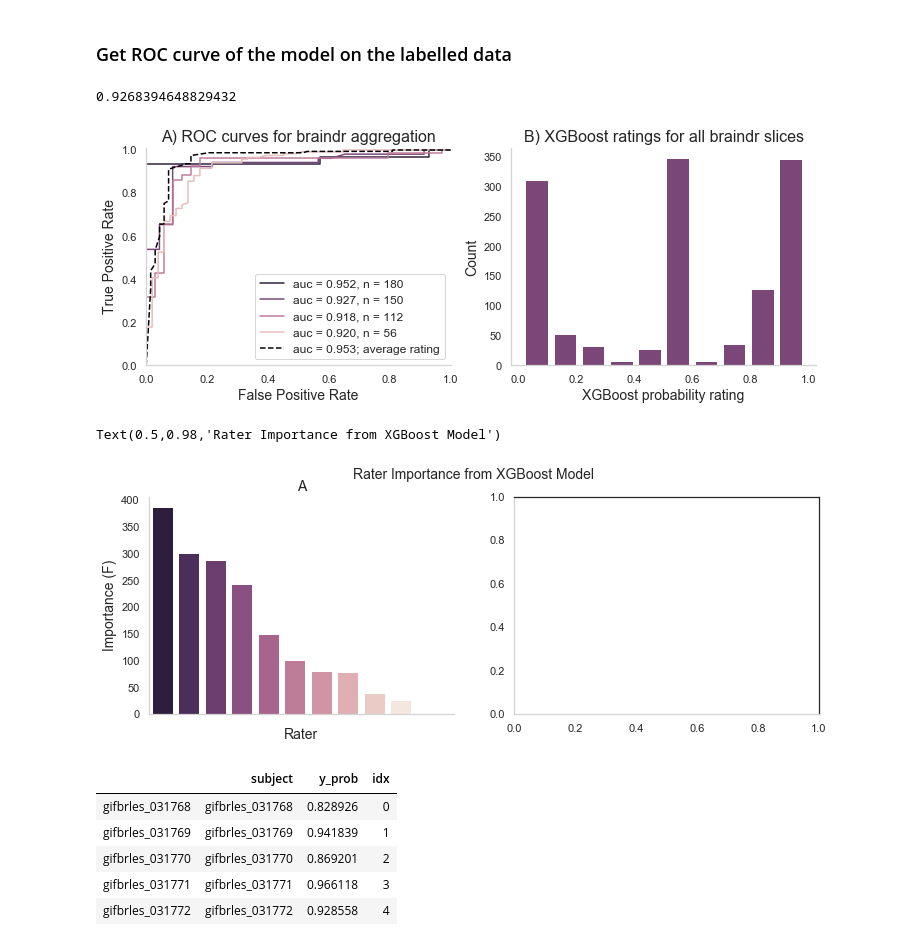
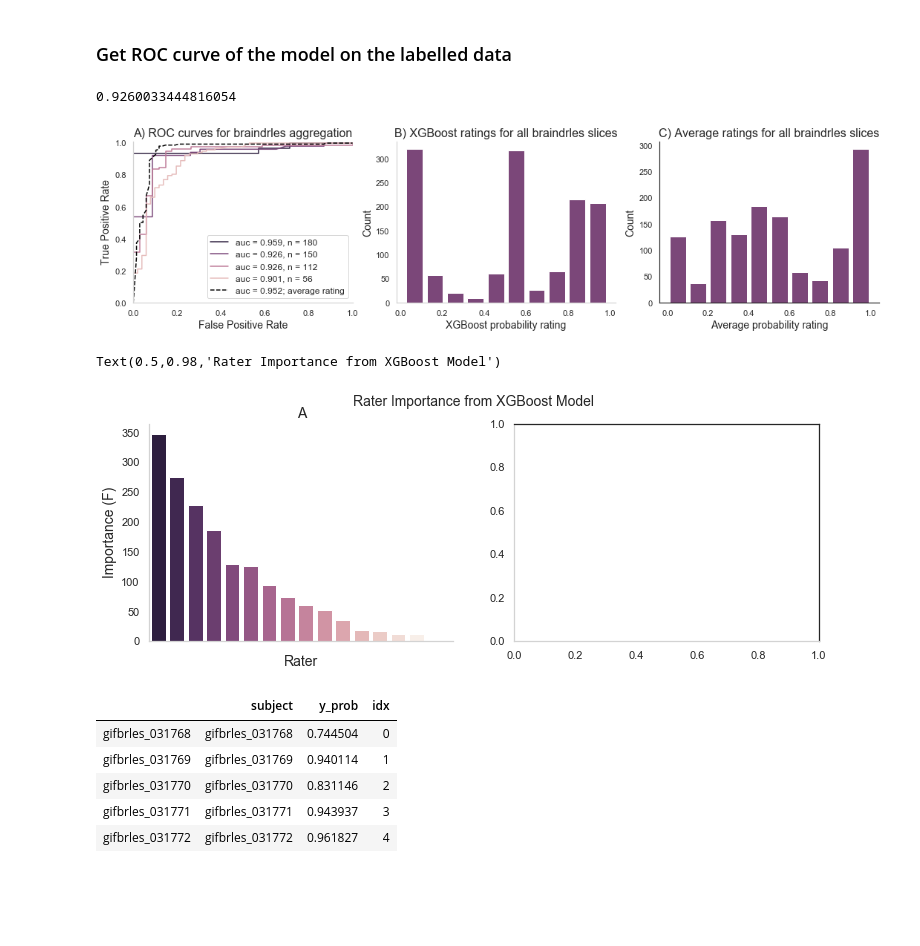
Before and after one commit to npnl/braindrles-deep, a Jupyter notebook: phase-one.ipynb, the cells around one changed output. Saved outputs shown, nothing was run; the diff lists cells and outputs as text; code cells hidden in the pictures; blank space fills up the shorter version.

```diff
--- a/phase-one.ipynb
+++ b/phase-one.ipynb
@@ -46,6 +51,10 @@ labeled_data_raw = readGoldLabels()
 votes_raw = readVotes()
 # %% [output]
 Unable to parse a vote json. Error:  __new__() missing 1 required positional argument: 'user'
+# %%
+girl = '_with_girl'
 # %%
 votes = pd.DataFrame(votes_raw)
+if girl == '_without_girl':
+    votes = votes[votes.user != 'bookworm']
 labeled_data = pd.DataFrame(labeled_data_raw)
@@ -231,10 +248,10 @@ This table contains images for which we have a gold standard label.
 
 learning_rate = [0.01, 0.1]
 n_estimators = [600]
-max_depth = [2, 6]
+max_depth = [2, 6, 20]
 test_size = 0.33
 
-agg_data = braindrlesdeep.aggregate_braindr_votes(BRAINDRLES_DATA_PATH,
+agg_data = braindrlesdeep.aggregate_braindrles_votes(BRAINDRLES_DATA_PATH,
                                       positive_subject_names,
                                       negative_subject_names,
                                       learning_rate, n_estimators,
@@ -269,7 +305,7 @@ def get_roc_auc(agg_data):
 output = get_roc_auc(agg_data)
 print(output['auc'])
 # %% [output]
-0.9268394648829432
+0.9260033444816054
 # %%
 def iterate_test_size(test_size):
     import requests
@@ -280,7 +316,7 @@ def iterate_test_size(test_size):
     n_estimators = [600]
     max_depth = [2, 6]
 
-    agg_data = braindrlesdeep.aggregate_braindr_votes(braindr_path,
+    agg_data = braindrlesdeep.aggregate_braindrles_votes(braindr_path,
                                       positive_subject_names,
                                       negative_subject_names,
                                       learning_rate, n_estimators,
@@ -293,35 +329,40 @@ data_all = Parallel(n_jobs=2)(delayed(iterate_test_size)(i) for i in test_sizes)
 # %%
 rocs = [get_roc_auc(d) for d in data_all]
 #colors = sns.light_palette((210, 90, 60), input="husl")[::-1]
 colors = sns.cubehelix_palette(5, light=1)[::-1]
 
 with sns.color_palette(colors):
-    fig, ax = plt.subplots(1,2, figsize=(12,4))
+    fig, ax = plt.subplots(1,3, figsize=(18, 4))
     ax[0].spines['bottom'].set_color('lightgray')
     ax[0].spines['left'].set_color('lightgray')
     ax[1].spines['bottom'].set_color('lightgray')
     ax[1].spines['left'].set_color('lightgray')
     sns.despine(fig)
     for i, roc in enumerate(rocs):
         ax[0].plot(roc['fpr'], roc['tpr'])
         ax[0].set_xlim([0,1])
         ax[0].set_ylim([0,1.01])
 
     ax[0].plot(roc['fpr_a'], roc['tpr_a'], color="black", linestyle="--")
     ax[0].legend(["auc = %0.3f, n = %d" % (roc['auc'],
                                         roc['train_size']) for roc in rocs] +\
               ["auc = %0.3f; average rating" % rocs[0]['auc_a']], loc=4, fontsize=12)
     ax[0].set_xlabel('False Positive Rate', fontsize=14)
     ax[0].set_ylabel('True Positive Rate', fontsize=14)
-    ax[0].set_title("A) ROC curves for braindr aggregation", fontsize=16)
+    ax[0].set_title("A) ROC curves for braindrles aggregation", fontsize=16)
 
     output = pd.DataFrame(json.loads(agg_data['output']))
     ax[1].hist(output.xgboost_label.values, rwidth=0.8, color=colors[1])
     ax[1].set_xlabel('XGBoost probability rating', fontsize=14)
     ax[1].set_ylabel('Count', fontsize=14)
-    ax[1].set_title('B) XGBoost ratings for all braindr slices', fontsize=16)
+    ax[1].set_title('B) XGBoost ratings for all braindrles slices', fontsize=16)
+
+    ax[2].hist(output.average_label.values, rwidth=0.8, color=colors[1])
+    ax[2].set_xlabel('Average probability rating', fontsize=14)
+    ax[2].set_ylabel('Count', fontsize=14)
+    ax[2].set_title('C) Average ratings for all braindrles slices', fontsize=16)
 # %% [output]
-[figure, old version]
+[figure, new version]
 # %%
 fdf = pd.DataFrame(json.loads(agg_data['user_importance']))
 fdf.sort_values('F', inplace=True)
@@ -374,7 +415,7 @@ plt.suptitle("Rater Importance from XGBoost Model", fontsize=14)
 #  idx +=1
 # %% [output]
 Text(0.5,0.98,'Rater Importance from XGBoost Model')
-[figure, old version]
+[figure, new version]
 # %%
 output = pd.DataFrame(json.loads(agg_data['output']))
 bdr_gold = pd.DataFrame(json.loads(agg_data['bdr_pivot']))
@@ -382,11 +423,11 @@ img_labels = pd.DataFrame({'subject': output.index, 'y_prob': output.xgboost_lab
 img_labels.head()
 # %% [output]
 |  | subject | y_prob | idx |
-| gifbrles_031768 | gifbrles_031768 | 0.828926 | 0 |
-| gifbrles_031769 | gifbrles_031769 | 0.941839 | 1 |
-| gifbrles_031770 | gifbrles_031770 | 0.869201 | 2 |
-| gifbrles_031771 | gifbrles_031771 | 0.966118 | 3 |
-| gifbrles_031772 | gifbrles_031772 | 0.928558 | 4 |
+| gifbrles_031768 | gifbrles_031768 | 0.744504 | 0 |
+| gifbrles_031769 | gifbrles_031769 | 0.940114 | 1 |
+| gifbrles_031770 | gifbrles_031770 | 0.831146 | 2 |
+| gifbrles_031771 | gifbrles_031771 | 0.943937 | 3 |
+| gifbrles_031772 | gifbrles_031772 | 0.961827 | 4 |
 # %%
 gold = pd.merge(img_labels[['idx']], bdr_gold[['truth', 'plain_average']],
                 left_index=True, right_index=True)
```
Also changed, not shown: parts of 43 cells of this notebook, 2 other files.
